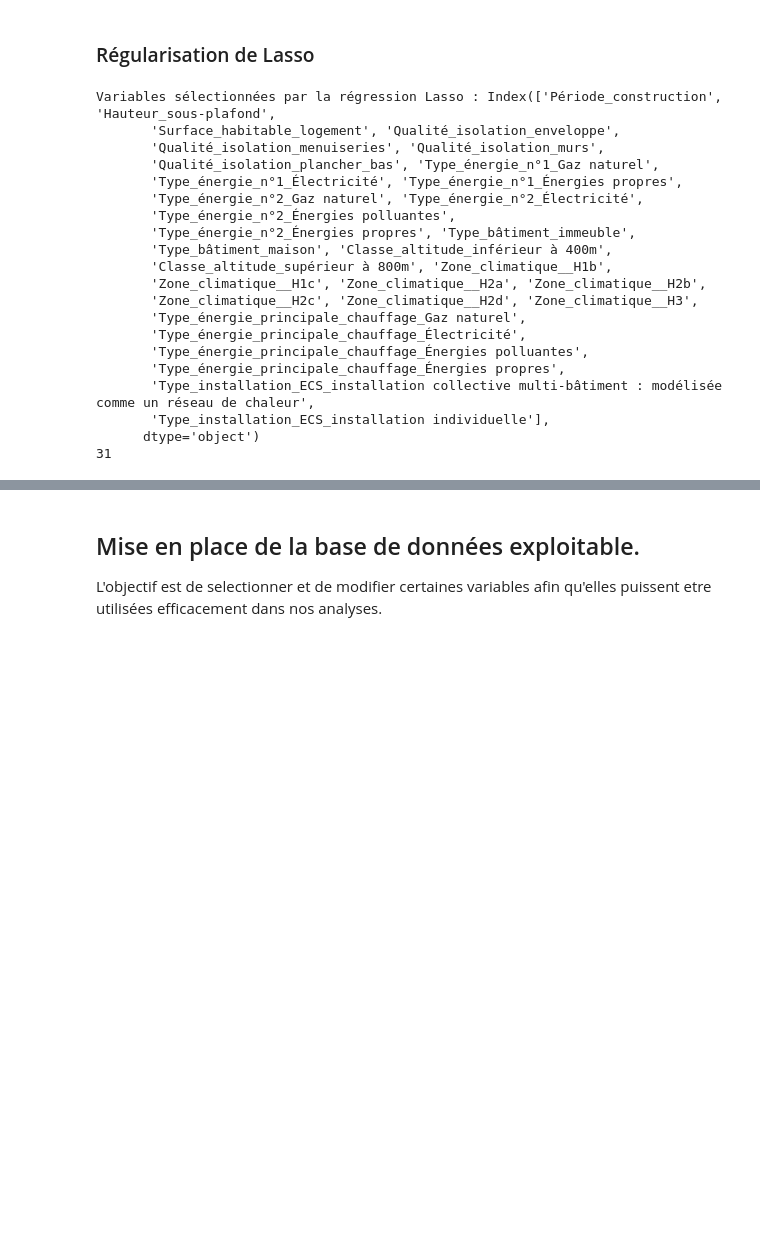
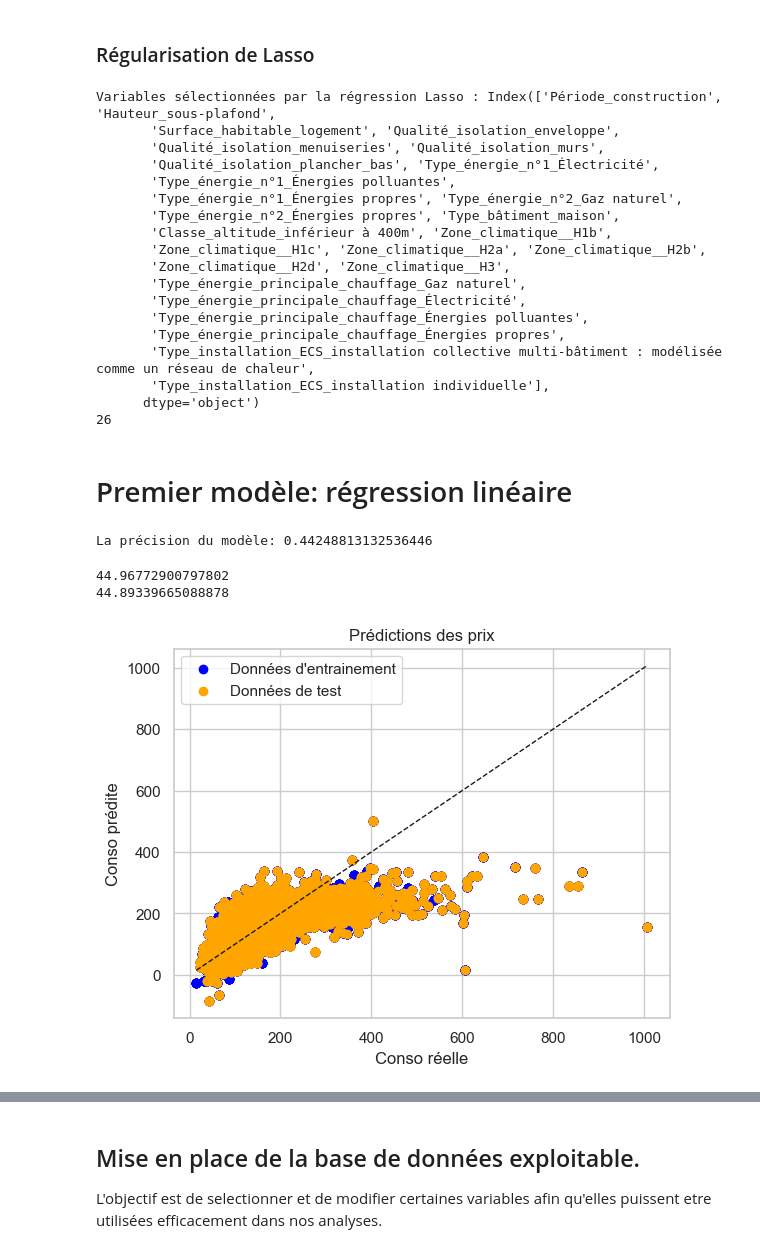
Before and after one commit to LACHQER-Wiam/Projet-Python, a Jupyter notebook: data.ipynb, the cells around one changed output, grey strips where cells are left out. Drawn from its saved outputs; the diff is of its cells as text; code cells hidden in the pictures; blank space fills up the shorter version.

Commit message:
premiers modèles

```diff
--- a/data.ipynb
+++ b/data.ipynb
@@ -625,19 +614,13 @@ from sklearn.preprocessing import StandardScaler
 X = df_finale.drop(['Conso_5_usages/m²_é_finale','Emission_GES_5_usages_par_m²'], axis = 'columns')
 y = df_finale['Conso_5_usages/m²_é_finale']
 
-# Supposons que X soit votre ensemble de variables explicatives et y la variable cible
 X_train, X_test, y_train, y_test = train_test_split(X, y, test_size=0.2, random_state=42)
-
-# Standardiser les variables explicatives
-scaler = StandardScaler()
-X_train_scaled = scaler.fit_transform(X_train)
-X_test_scaled = scaler.transform(X_test)
 
 # Initialiser le modèle LassoCV pour sélectionner automatiquement le meilleur alpha
 lasso_model = LassoCV(cv=5)
 
 # Entraîner le modèle sur les données d'entraînement
-lasso_model.fit(X_train_scaled, y_train)
+lasso_model.fit(X_train, y_train)
 
 # Afficher les coefficients non nuls (variables sélectionnées)
 selected_features = X.columns[lasso_model.coef_ != 0]
@@ -647,15 +630,13 @@ print(len(selected_features))
 Variables sélectionnées par la régression Lasso : Index(['Période_construction', 'Hauteur_sous-plafond',
        'Surface_habitable_logement', 'Qualité_isolation_enveloppe',
        'Qualité_isolation_menuiseries', 'Qualité_isolation_murs',
-       'Qualité_isolation_plancher_bas', 'Type_énergie_n°1_Gaz naturel',
-       'Type_énergie_n°1_Électricité', 'Type_énergie_n°1_Énergies propres',
-       'Type_énergie_n°2_Gaz naturel', 'Type_énergie_n°2_Électricité',
-       'Type_énergie_n°2_Énergies polluantes',
-       'Type_énergie_n°2_Énergies propres', 'Type_bâtiment_immeuble',
-       'Type_bâtiment_maison', 'Classe_altitude_inférieur à 400m',
-       'Classe_altitude_supérieur à 800m', 'Zone_climatique__H1b',
+       'Qualité_isolation_plancher_bas', 'Type_énergie_n°1_Électricité',
+       'Type_énergie_n°1_Énergies polluantes',
+       'Type_énergie_n°1_Énergies propres', 'Type_énergie_n°2_Gaz naturel',
+       'Type_énergie_n°2_Énergies propres', 'Type_bâtiment_maison',
+       'Classe_altitude_inférieur à 400m', 'Zone_climatique__H1b',
        'Zone_climatique__H1c', 'Zone_climatique__H2a', 'Zone_climatique__H2b',
-       'Zone_climatique__H2c', 'Zone_climatique__H2d', 'Zone_climatique__H3',
+       'Zone_climatique__H2d', 'Zone_climatique__H3',
        'Type_énergie_principale_chauffage_Gaz naturel',
        'Type_énergie_principale_chauffage_Électricité',
        'Type_énergie_principale_chauffage_Énergies polluantes',
@@ -663,4 +644,8 @@ Variables sélectionnées par la régression Lasso : Index(['Période_constructi
        'Type_installation_ECS_installation collective multi-bâtiment : modélisée comme un réseau de chaleur',
        'Type_installation_ECS_installation individuelle'],
       dtype='object')
-31
+26
+# %%
+x = df_finale[selected_features]
+# %% [markdown]
+# Premier modèle: régression linéaire
@@ -666,0 +655,33 @@ Variables sélectionnées par la régression Lasso : Index(['Période_constructi
+# %%
+Y = y
+# %%
+lm = linear_model.LinearRegression()
+lm.fit(x,Y)
+precision = lm.score(x, Y)
+print("La précision du modèle:", precision)
+# %% [output]
+La précision du modèle: 0.44248813132536446
+# %%
+X_train, X_test, Y_train, Y_test = train_test_split(x, Y, test_size=0.2)
+Y_pred = lm.predict(X_test)
+Y_pred_train = lm.predict(X_train)
+
+# Évaluation du modèle
+mae_train = mean_absolute_error(Y_train, Y_pred_train)
+mae_test = mean_absolute_error(Y_test, Y_pred)
+print(mae_train)
+print(mae_test)
+# %% [output]
+44.96772900797802
+44.89339665088878
+# %%
+plt.scatter(Y_train, Y_pred_train, c="blue", label="Données d'entrainement")
+plt.scatter(Y_test, Y_pred, c="orange", label="Données de test")
+plt.plot([Y.min(), Y.max()], [Y.min(), Y.max()], 'k--', lw=1)
+plt.xlabel('Conso réelle')
+plt.ylabel('Conso prédite')
+plt.title('Prédictions des prix')
+plt.legend()
+plt.show()
+# %% [output]
+[figure, added]
```
Also changed, not shown: parts of 14 cells of this notebook, 1 other file.
